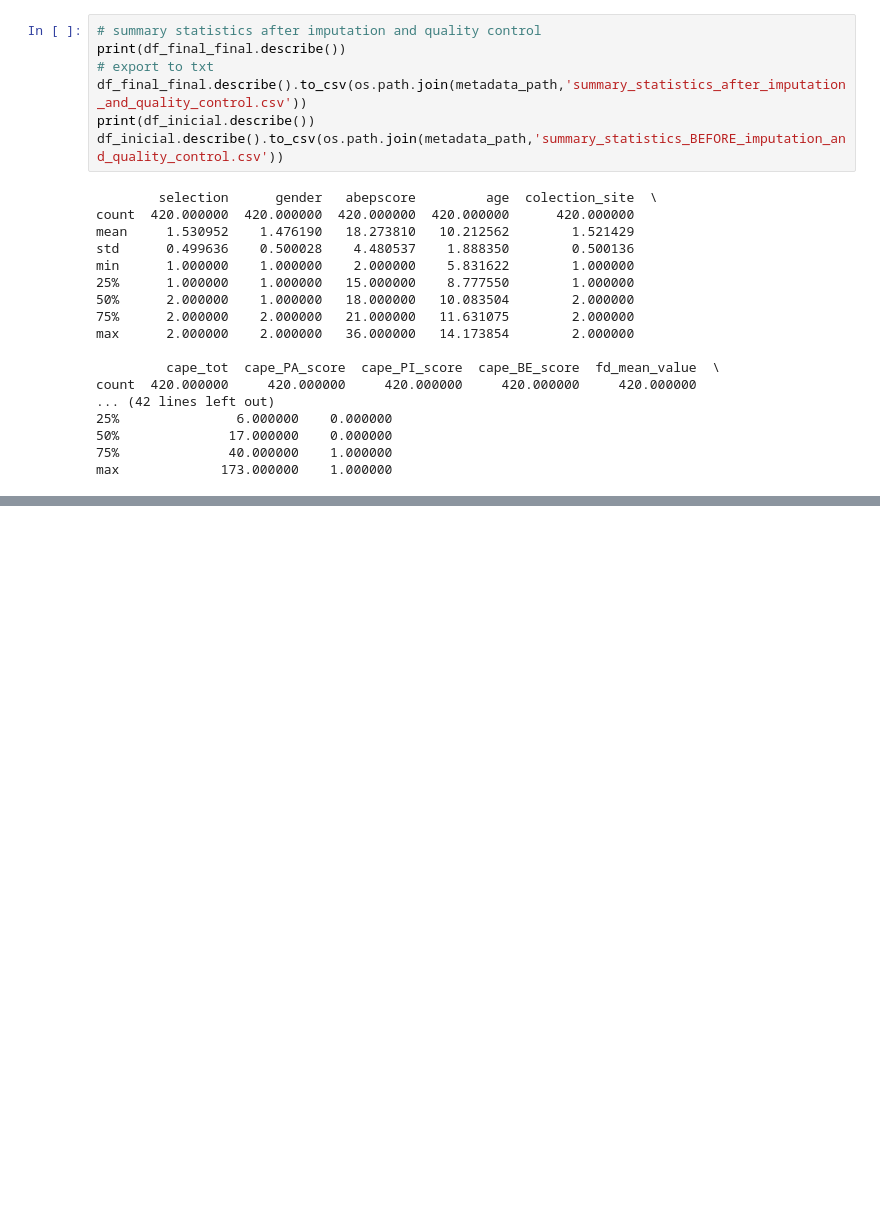
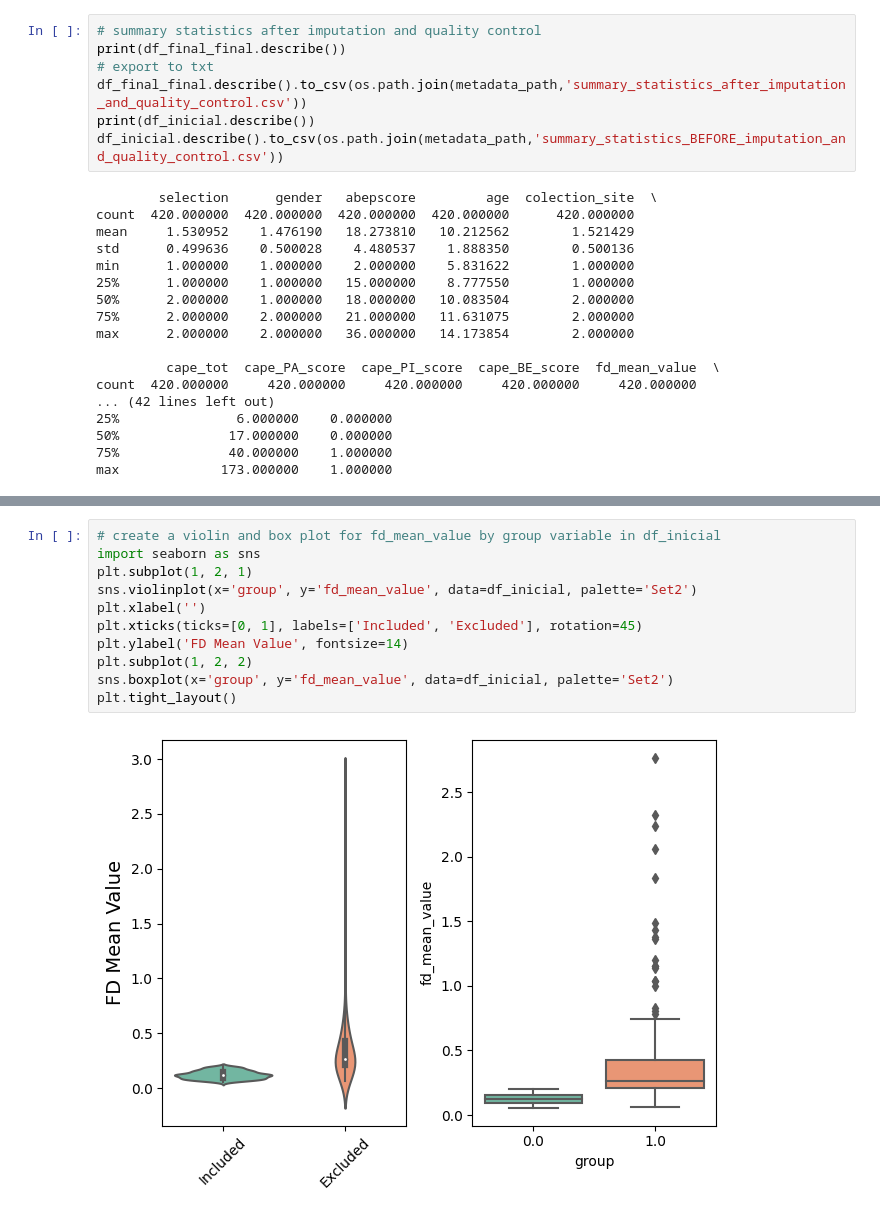
Before and after one commit to angeloodr/INPD-neuroimage-cape, a Jupyter notebook: code/organizing_dataset.ipynb, the cells around one changed output, grey strips where cells are left out. Saved outputs shown, nothing was run; the diff lists cells and outputs as text; blank space fills up the shorter version.

```diff
--- a/code/organizing_dataset.ipynb
+++ b/code/organizing_dataset.ipynb
@@ -595,0 +591,13 @@ plt.show()
+# %%
+# create a violin and box plot for fd_mean_value by group variable in df_inicial
+import seaborn as sns
+plt.subplot(1, 2, 1)
+sns.violinplot(x='group', y='fd_mean_value', data=df_inicial, palette='Set2')
+plt.xlabel('')
+plt.xticks(ticks=[0, 1], labels=['Included', 'Excluded'], rotation=45)
+plt.ylabel('FD Mean Value', fontsize=14)
+plt.subplot(1, 2, 2)
+sns.boxplot(x='group', y='fd_mean_value', data=df_inicial, palette='Set2')
+plt.tight_layout()
+# %% [output]
+[figure, added]
```
Also changed, not shown: parts of 6 cells of this notebook, 3 other files.
